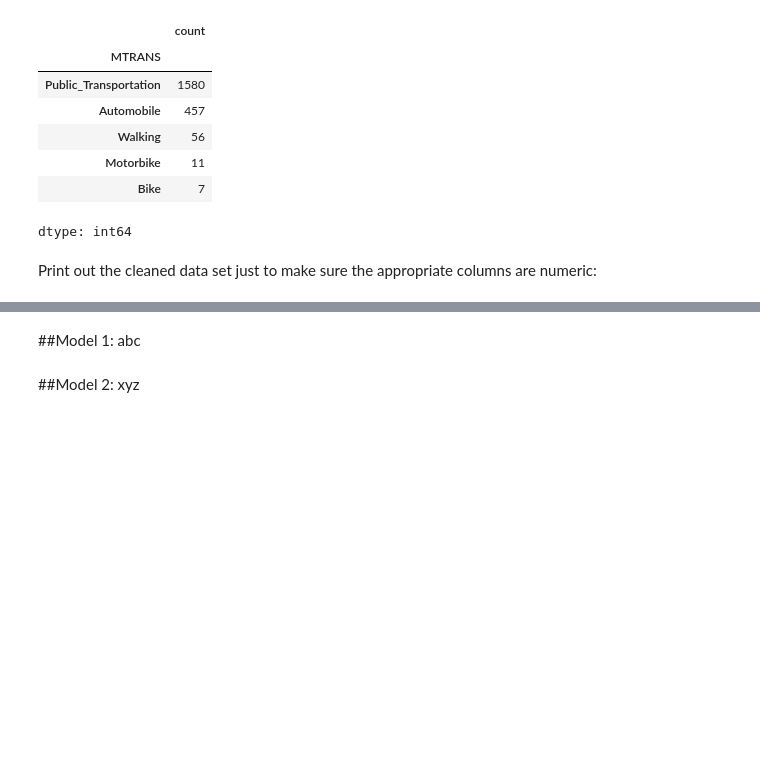
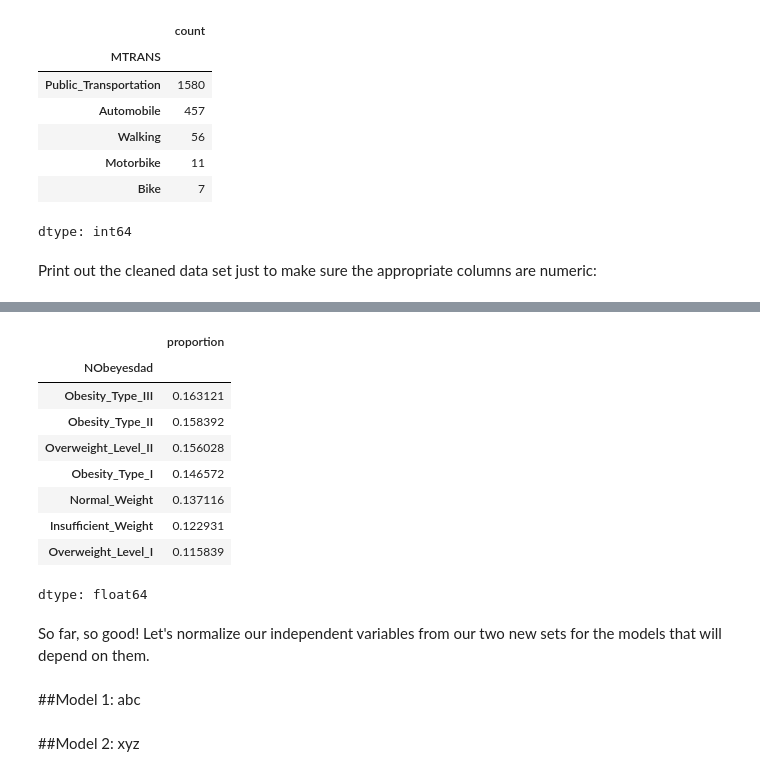
Before and after one commit to zsturk/Dat402_Proj1, a Jupyter notebook: DAT 402 Project 1.ipynb, the cells around one changed output, grey strips where cells are left out. Saved outputs shown, nothing was run; the diff lists cells and outputs as text; code cells hidden in the pictures; blank space fills up the shorter version.

```diff
--- a/DAT 402 Project 1.ipynb
+++ b/DAT 402 Project 1.ipynb
@@ -160,2 +195,15 @@ dtype: int64
 # %%
-#probably more stuff
+y_test.value_counts(normalize=True)
+# %% [output]
+|  | proportion |
+| NObeyesdad |  |
+| Obesity_Type_III | 0.163121 |
+| Obesity_Type_II | 0.158392 |
+| Overweight_Level_II | 0.156028 |
+| Obesity_Type_I | 0.146572 |
+| Normal_Weight | 0.137116 |
+| Insufficient_Weight | 0.122931 |
+| Overweight_Level_I | 0.115839 |
+dtype: float64
+# %% [markdown]
+So far, so good! Let's normalize our independent variables from our two new sets for the models that will depend on them.
```
Also changed, not shown: parts of 11 cells of this notebook.
